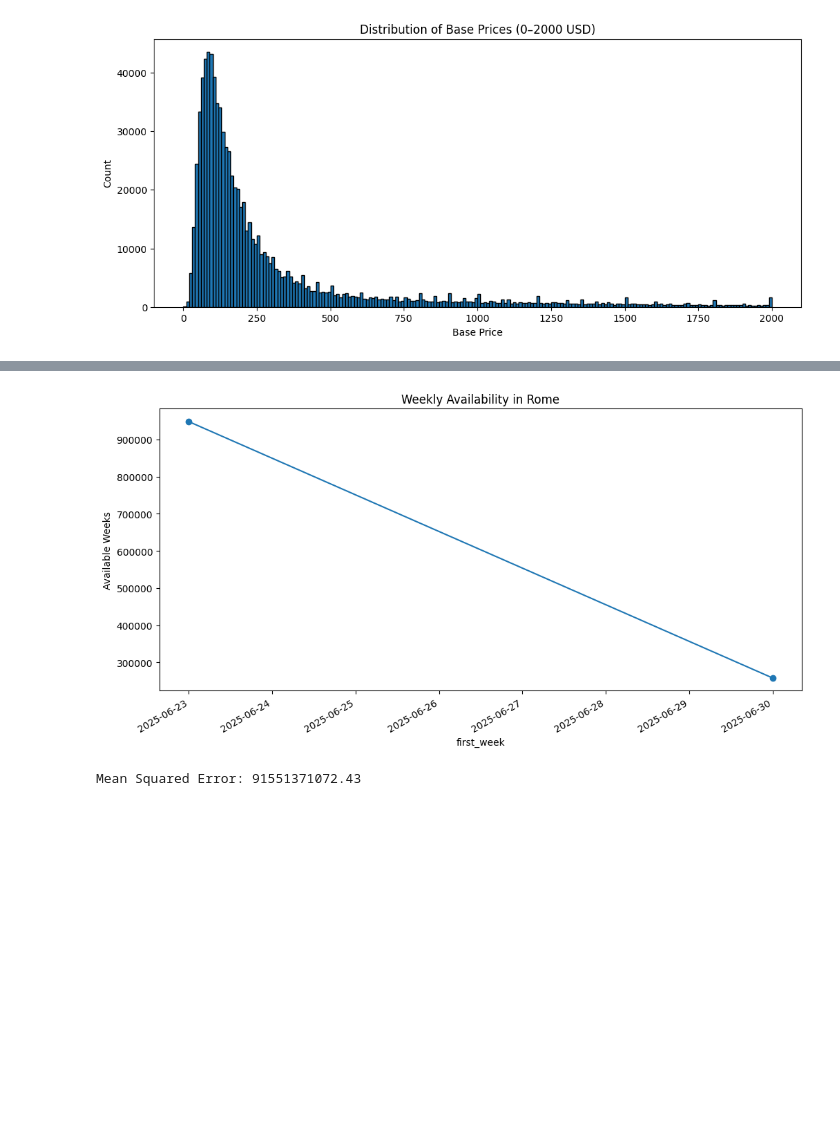
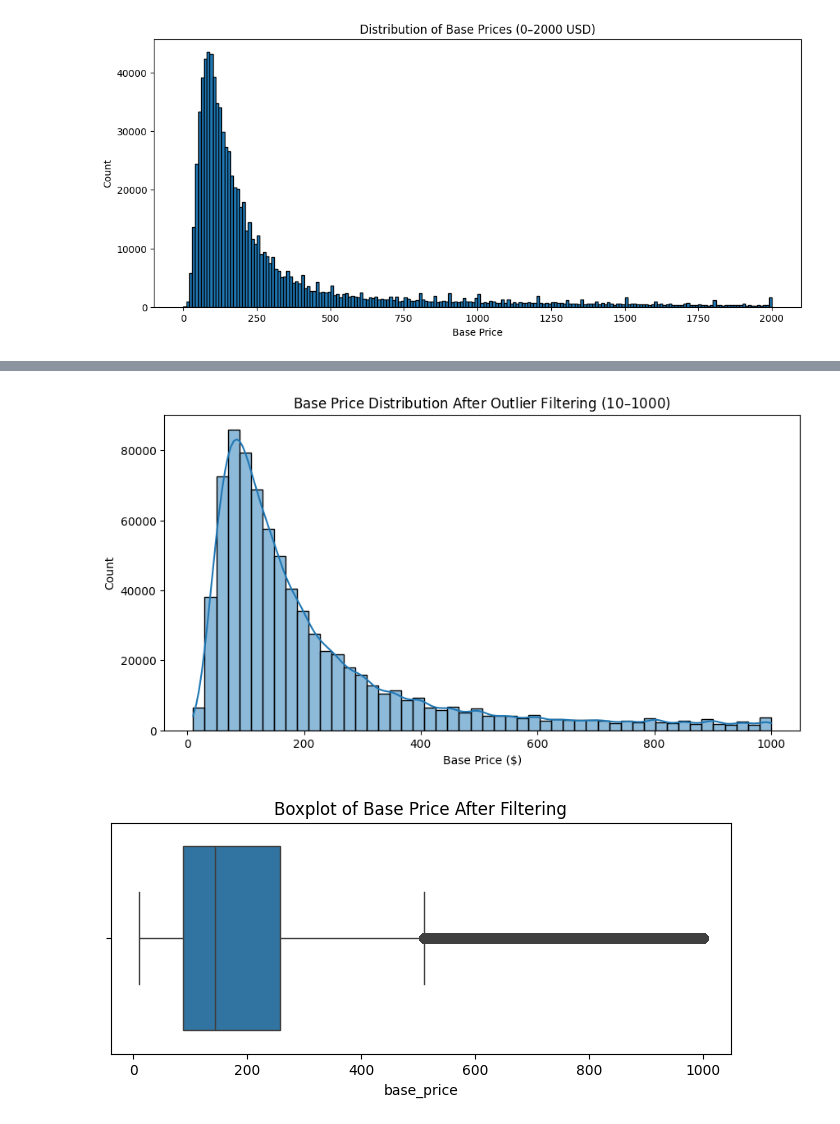
Before and after one commit to YassineEng/EDA-Clustering-Time-series---Regression-Model-Airbnb-Data, a Jupyter notebook: notebooks/03_time_series.ipynb, the cells around one changed output, grey strips where cells are left out. Drawn from its saved outputs; the diff is of its cells as text; code cells hidden in the pictures; blank space fills up the shorter version.

```diff
--- a/notebooks/03_time_series.ipynb
+++ b/notebooks/03_time_series.ipynb
@@ -169,12 +189,7 @@ plt.show()
 # %%
-# Count listings below 1000 USD
-below_1000 = (df_filtered['base_price'] < 1000).sum()
+# Filter prices between $10 and $1000
+df_filtered = df_filtered[(df_filtered['base_price'] >= 10) & (df_filtered['base_price'] <= 1000)].copy()
 
-# Total listings
-total_listings = len(df_filtered)
-
-# Percentage
-percentage_below_1000 = (below_1000 / total_listings) * 100
-
-print(f"💰 Listings below $1,000: {below_1000} / {total_listings} ({percentage_below_1000:.2f}%)")
+print(f"✅ Dataset after filtering outliers: {len(df_filtered)} rows remaining.")
+print(df_filtered['base_price'].describe())
 # %% [output]
@@ -182,39 +206,17 @@ print(f"💰 Listings below $1,000: {below_1000} / {total_listings} ({percentage
-# %%
-# Convert first_week and last_week to datetime
-df_filtered['first_week'] = pd.to_datetime(df_filtered['first_week'])
-df_filtered['last_week'] = pd.to_datetime(df_filtered['last_week'])
-
-# Example: aggregate availability per week for a city
-df_filtered['available_weeks'] = df_filtered['total_weeks'] - df_filtered['offline_weeks']
-
-city = 'Rome'
-city_df = df_filtered[df_filtered['property_city'] == city]
-
-weekly_availability = city_df.groupby('first_week')['available_weeks'].sum().sort_index()
-weekly_availability.plot(figsize=(12,6), marker='o')
-plt.title(f"Weekly Availability in {city}")
-plt.ylabel("Available Weeks")
-plt.show()
-# %% [output]
-[figure, removed]
-# %%
-# Select features
-X = df_filtered[['mean_availability', 'pct_offline_weeks', 'number_of_reviews', 'property_city']]
-y = df_filtered['base_price']
-
-# Encode categorical feature
-X = pd.get_dummies(X, columns=['property_city'], drop_first=True)
-
-# Train/test split
-X_train, X_test, y_train, y_test = train_test_split(X, y, test_size=0.2, random_state=42)
-
-# Fit regression
-reg = LinearRegression()
-reg.fit(X_train, y_train)
-
-# Predictions
-y_pred = reg.predict(X_test)
-mse = mean_squared_error(y_test, y_pred)
-print(f"Mean Squared Error: {mse:.2f}")
-# %% [output]
-Mean Squared Error: 91551371072.43
+# %%
+
+
+plt.figure(figsize=(10,5))
+sns.histplot(df_filtered['base_price'], bins=50, kde=True)
+plt.title("Base Price Distribution After Outlier Filtering ($10–$1000)")
+plt.xlabel("Base Price ($)")
+plt.ylabel("Count")
+plt.show()
+
+plt.figure(figsize=(8,3))
+sns.boxplot(x=df_filtered['base_price'])
+plt.title("Boxplot of Base Price After Filtering")
+plt.show()
+# %% [output]
+[figure, added]
+[figure, added]
```
Also changed, not shown: parts of 13 cells of this notebook, 4 other files.
